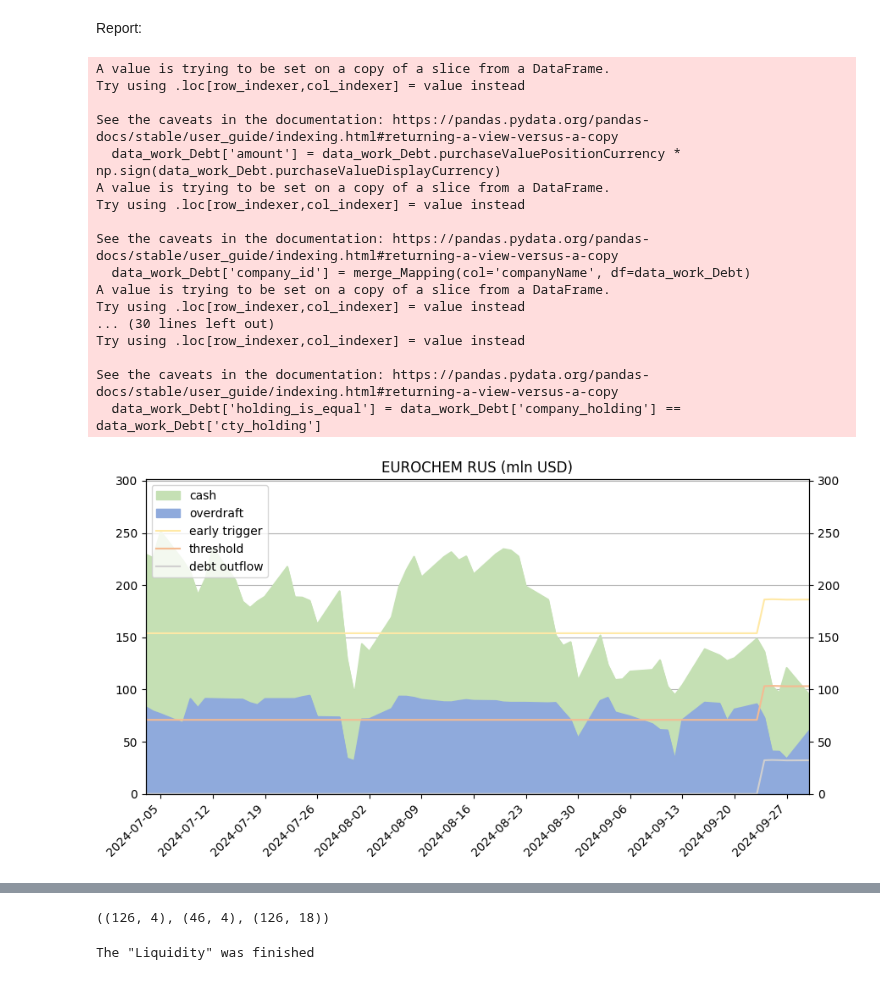
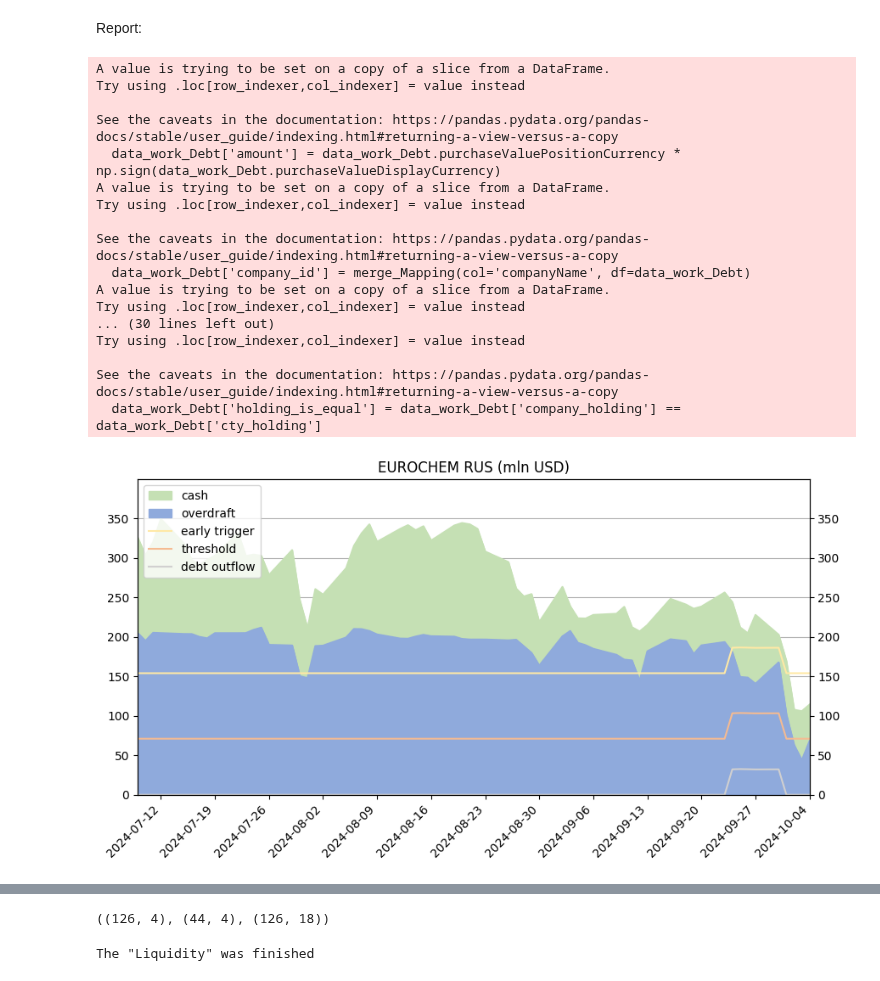
Before and after one commit to Lirollel/Work_AIM_Jupyter-Python-Pandas, a Jupyter notebook: Auto/Liquidity/Liquidity_daily_report.ipynb, the cells around one changed output, grey strips where cells are left out. Drawn from its saved outputs; the diff is of its cells as text; code cells hidden in the pictures.

```diff
--- a/Auto/Liquidity/Liquidity_daily_report.ipynb
+++ b/Auto/Liquidity/Liquidity_daily_report.ipynb
@@ -201,6 +201,7 @@ data_cash = export_from_RISKCUSTOM(query)
 data_cash['merge_col'] = data_cash[['holding', 'reportDate']].apply(lambda row: '_'.join(row.values.astype(str)), axis=1)
 data_cash = data_cash.sort_values(['reportDate', 'holding']).reset_index(drop=True)
 
+# Overdraft:
 # Overdraft:
 query = """
 SELECT "companyCode" AS "holding", SUM("bookValuePositionCurrency") AS "pre_overdraft", "reportDate"
@@ -218,9 +219,11 @@ data_overdraft = data_overdraft.sort_values(['reportDate', 'holding']).reset_ind
 # Финальные подсчеты
 data_total = data_cash.merge(data_overdraft, how='outer', left_on='merge_col', right_on='merge_col')
 data_total = data_total.loc[~data_total.cash.isna(), ['reportDate_x', 'holding_x', 'cash', 'pre_overdraft']].rename(columns={'reportDate_x':'reportDate', 'holding_x':'holding'}).reset_index(drop=True)
+# работа с лимитами овердрафта
+limit_df = pd.DataFrame({'holding': ['SUEK', 'EUROCHEM'],'limit': [15*10**9, 8*10**9]}) # Добавление значения limit для каждого holding
+data_total = data_total.merge(limit_df, how='left')
+data_total.loc[(data_total.reportDate>='2024-05-30')&(data_total.holding=='EUROCHEM'), 'limit'] = 8*10**9 + 10*10**9 # новый лимит от даты появления 2-го банка
 data_total.pre_overdraft = data_total.pre_overdraft.fillna(0) # Заполнение пустых значений pre_overdraft нулями
-limit_df = pd.DataFrame({'holding': ['SUEK', 'EUROCHEM'], 'limit': [15000000000, 8000000000]}) # Добавление значения limit для каждого holding
-data_total = data_total.merge(limit_df, how='left')
 data_total['overdraft'] = data_total.limit - data_total.pre_overdraft # Вычисление overdraft
 
 data_total['CCY'] = 'RUB'
@@ -357,31 +360,31 @@ for i in ['EUROCHEM', 'SUEK']:
         mail_attachment = Output_file_ECH
 
     mailItem._oleobj_.Invoke(*(64209, 0, 8, 0, olNS.Accounts.Item(mail_from)))
     mailItem.Attachments.Add(os.path.join(os.getcwd(), mail_attachment))
     mailItem.HTMLBody = html_body
     mailItem.Sensitivity  = 2
 
     # mailItem.Save()
     if Display_mail == True:
         mailItem.Display()
     if Send_mail == True:
         mailItem.Send()
 # %% [output]
 A value is trying to be set on a copy of a slice from a DataFrame.
 Try using .loc[row_indexer,col_indexer] = value instead
 
 See the caveats in the documentation: https://pandas.pydata.org/pandas-docs/stable/user_guide/indexing.html#returning-a-view-versus-a-copy
   data_work_Debt['amount'] = data_work_Debt.purchaseValuePositionCurrency * np.sign(data_work_Debt.purchaseValueDisplayCurrency)
 A value is trying to be set on a copy of a slice from a DataFrame.
 Try using .loc[row_indexer,col_indexer] = value instead
 
 See the caveats in the documentation: https://pandas.pydata.org/pandas-docs/stable/user_guide/indexing.html#returning-a-view-versus-a-copy
   data_work_Debt['company_id'] = merge_Mapping(col='companyName', df=data_work_Debt)
 A value is trying to be set on a copy of a slice from a DataFrame.
 Try using .loc[row_indexer,col_indexer] = value instead
 ... (30 lines left out)
 Try using .loc[row_indexer,col_indexer] = value instead
 
 See the caveats in the documentation: https://pandas.pydata.org/pandas-docs/stable/user_guide/indexing.html#returning-a-view-versus-a-copy
   data_work_Debt['holding_is_equal'] = data_work_Debt['company_holding'] == data_work_Debt['cty_holding']
-[figure, old version]
+[figure, new version]
@@ -389,7 +392,7 @@ See the caveats in the documentation: https://pandas.pydata.org/pandas-docs/stab
 # %%
 data_cash.shape, data_overdraft.shape, data_total.shape
 # %% [output]
-((126, 4), (46, 4), (126, 18))
+((126, 4), (44, 4), (126, 18))
 # %%
 print('The "Liquidity" was finished')
 # %% [output]
```
Also changed, not shown: parts of 2 cells of this notebook, 5 other files.
